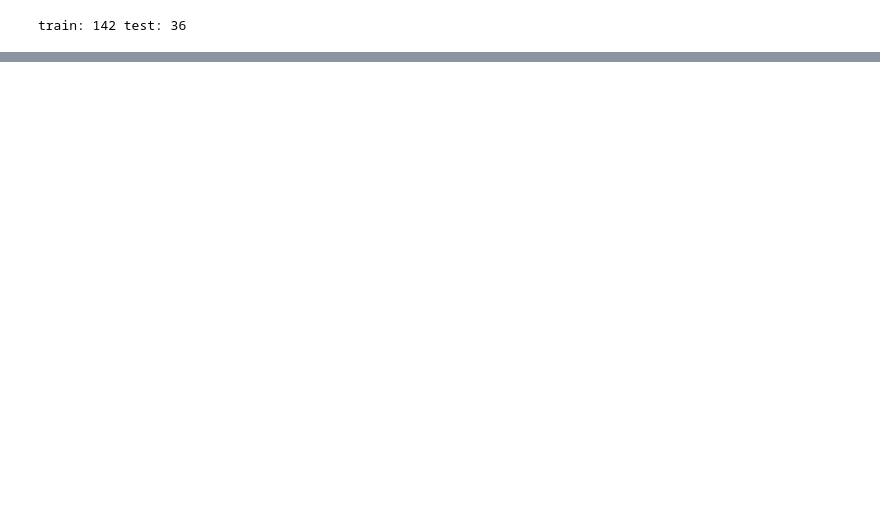
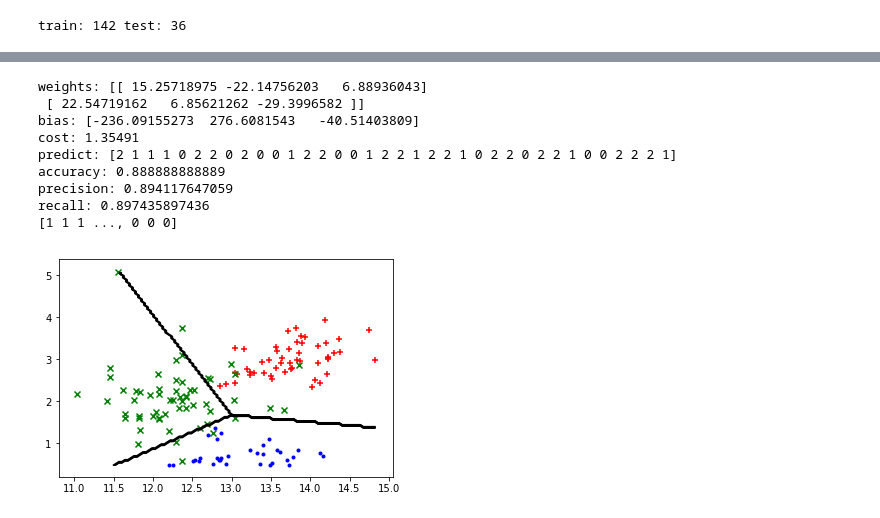
Before and after one commit to crsmithdev/notebooks, a Jupyter notebook: ml-logistic-regression/ml-logistic-regression.ipynb, the cells around one changed output, grey strips where cells are left out. Cells and saved outputs as stored; diff of their text form; code cells hidden in the pictures; blank space fills up the shorter version.

```diff
--- a/ml-logistic-regression/ml-logistic-regression.ipynb
+++ b/ml-logistic-regression/ml-logistic-regression.ipynb
@@ -213,0 +312,70 @@ recall: 0.980392156863
+# %%
+import tensorflow as tf
+
+def plot_boundary(X, pred):
+
+    x_min, x_max = X[:,0].min(), X[:,0].max()
+    y_min, y_max = X[:,1].min(), X[:,1].max()
+
+    xs, ys = np.meshgrid(
+        np.linspace(x_min, x_max, 100),
+        np.linspace(y_min, y_max, 100)
+    )
+
+    xys = np.column_stack([xs.ravel(), ys.ravel()])
+    print(pred(xys))
+    zs = pred(xys).reshape(xs.shape)
+
+    plt.contour(xs, ys, zs, colors='black')
+
+n_features = X_train.shape[1]
+n_labels = y_train.shape[1]
+
+examples = tf.placeholder(tf.float32, [None, n_features], name='examples')
+y = tf.placeholder(tf.int32, [None, n_labels], name='y')
+
+weights = tf.Variable(tf.zeros([n_features, n_labels]), name='weights')
+bias = tf.Variable(tf.zeros([n_labels]), name='bias')
+
+logits = tf.matmul(examples, weights) + bias
+predict = tf.nn.softmax(logits)
+reg = tf.nn.l2_loss(weights)
+cost = tf.reduce_mean(tf.nn.softmax_cross_entropy_with_logits(logits=logits, labels=y))
+opti = tf.train.GradientDescentOptimizer(1).minimize(cost)
+
+init = tf.global_variables_initializer()
+
+with tf.Session() as sess:
+    sess.run(init)
+
+    for i in range(120000):
+        sess.run(opti, feed_dict={examples: X_train, y: y_train})
+
+    print('weights:', sess.run(weights))
+    print('bias:', sess.run(bias))
+
+    p = sess.run(predict, feed_dict={examples: X_test}).argmax(axis=1)
+    c = sess.run(cost, feed_dict={examples: X_train, y: y_train})
+    print('cost:', c)
+    print('predict:', p)
+    print('accuracy:', accuracy_score(y_test.argmax(axis=1), p))
+    print('precision:', precision_score(y_test.argmax(axis=1), p, average='macro'))
+    print('recall:', recall_score(y_test.argmax(axis=1), p, average='macro'))
+
+    def pred(inputs):
+        return sess.run(predict, feed_dict={examples: inputs})
+
+    plt.show()
+    plot_boundary(X_train, lambda i: pred(i).argmax(axis=1))
+    plot_points(X_train, y_train.argmax(axis=1))
+# %% [output]
+weights: [[ 15.25718975 -22.14756203   6.88936043]
+ [ 22.54719162   6.85621262 -29.3996582 ]]
+bias: [-236.09155273  276.6081543   -40.51403809]
+cost: 1.35491
+predict: [2 1 1 1 0 2 2 0 2 0 0 1 2 2 0 0 1 2 2 1 2 2 1 0 2 2 0 2 2 1 0 0 2 2 2 1]
+accuracy: 0.888888888889
+precision: 0.894117647059
+recall: 0.897435897436
+[1 1 1 ..., 0 0 0]
+[figure, added]
```
Also changed, not shown: parts of 26 cells of this notebook, 1 other file.
